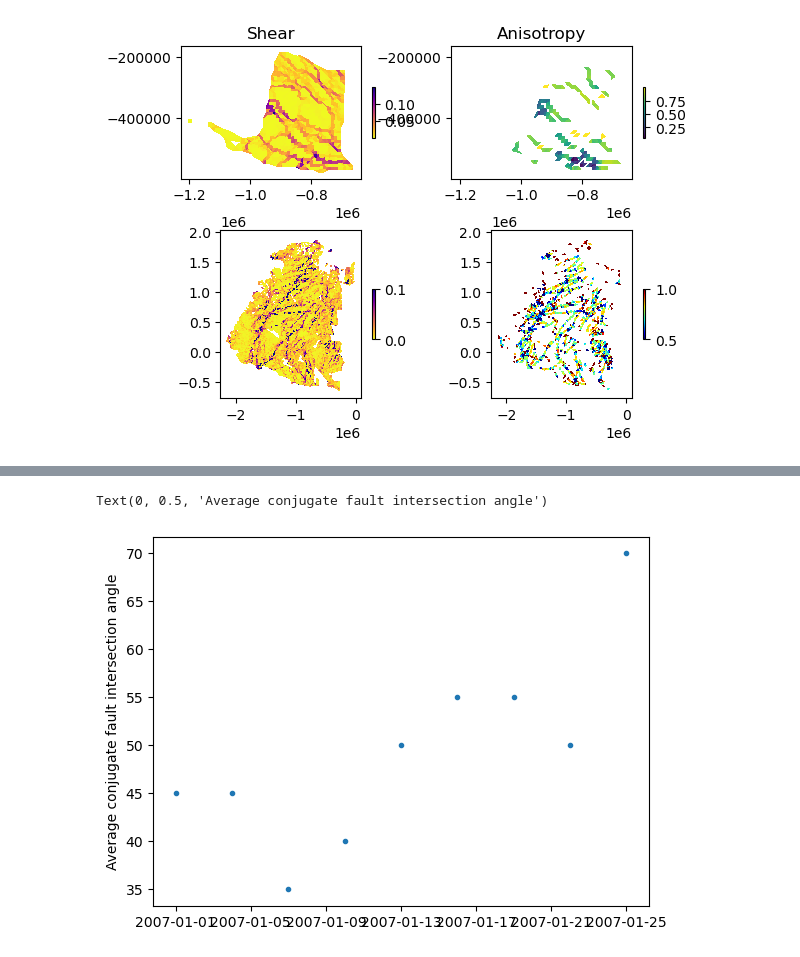
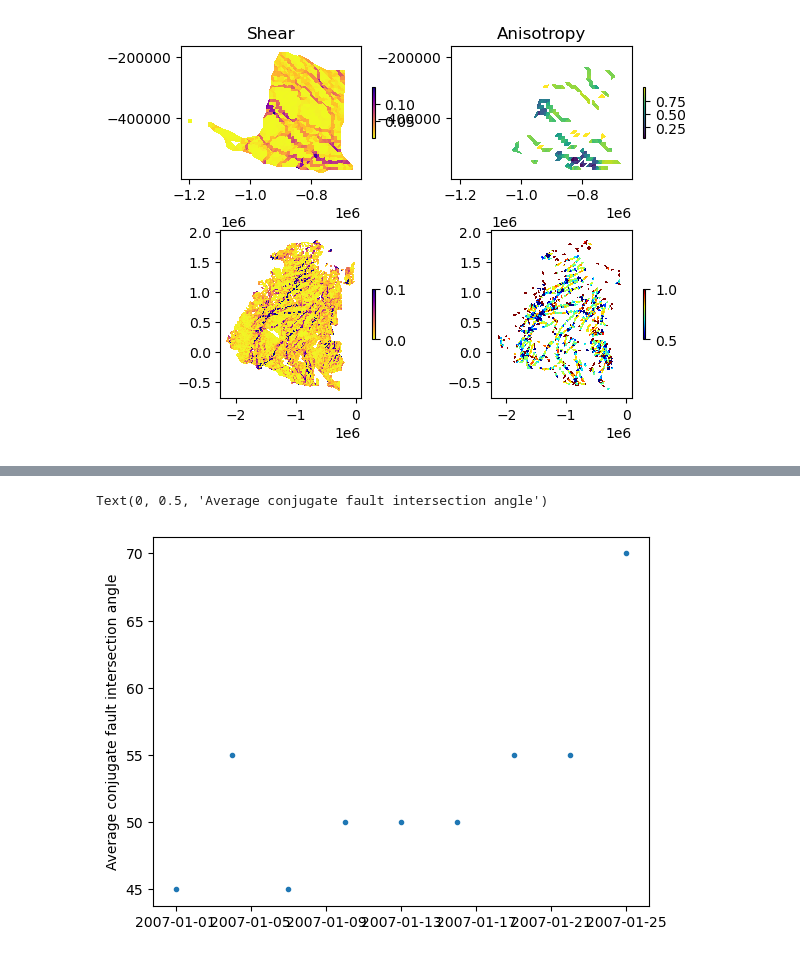
Before and after one commit to nansencenter/ice_deformation_analysis, a Jupyter notebook: tutorials/02_visualise_rgps_results.ipynb, the cells around one changed output, grey strips where cells are left out. Saved outputs shown, nothing was run; the diff lists cells and outputs as text; code cells hidden in the pictures.

```diff
--- a/tutorials/02_visualise_rgps_results.ipynb
+++ b/tutorials/02_visualise_rgps_results.ipynb
@@ -121,6 +124,6 @@ plt.show()
 # %%
 # show content of texture features files
-tfile = '../test/w07_may_20070131_texture.npz'
+tfile = pfile.replace('_pairs.npz', '_texture.npz')
 with np.load(tfile, allow_pickle=True) as f:
     props = f['props']
 
@@ -156,7 +159,7 @@ plt.show()
 # %%
 ra = Rasterizer()
 
-lfile  = '../test/w07_may_20070131_lkfs.npz'
+lfile  = pfile.replace('_pairs.npz', '_lkfs.npz')
 with np.load(lfile, allow_pickle=True) as f:
     lkfs_defs = f['lkfs_defs']
     lkf_dates = f['dates']
@@ -191,12 +194,12 @@ plt.show()
 # %%
-lsfile = '../test/w07_may_20070131_lkf_stats.npz'
+lsfile = pfile.replace('_pairs.npz', '_lkf_stats.npz')
 with np.load(lsfile, allow_pickle=True) as f:
     lkf_stats = f['lkf_stats'].item()
 plt.plot(lkf_stats['dates'], lkf_stats['angles'], '.')
 plt.ylabel('Average conjugate fault intersection angle')
 # %% [output]
 Text(0, 0.5, 'Average conjugate fault intersection angle')
-[figure, old version]
+[figure, new version]
 # %%
 day_seconds = 24 * 60 * 60
 
```
Also changed, not shown: parts of 6 cells of this notebook, 3 other files.
